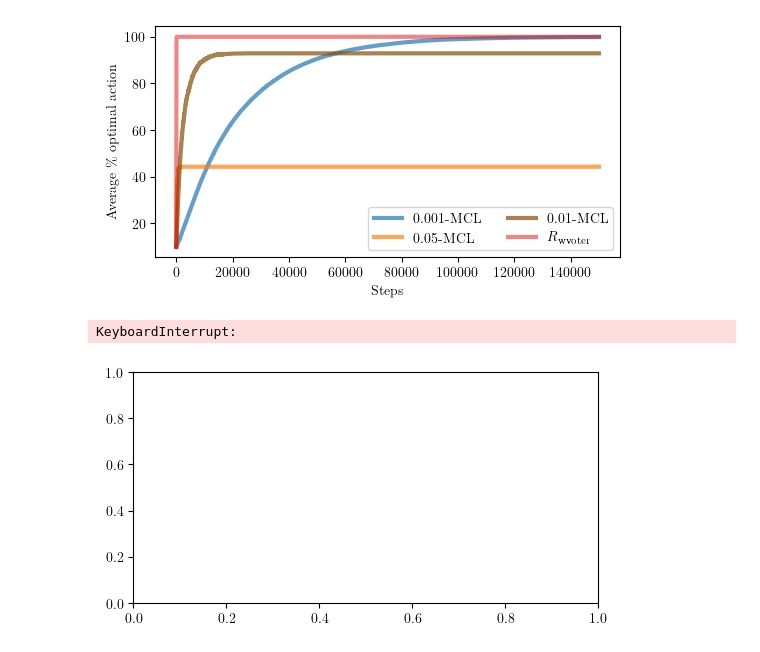
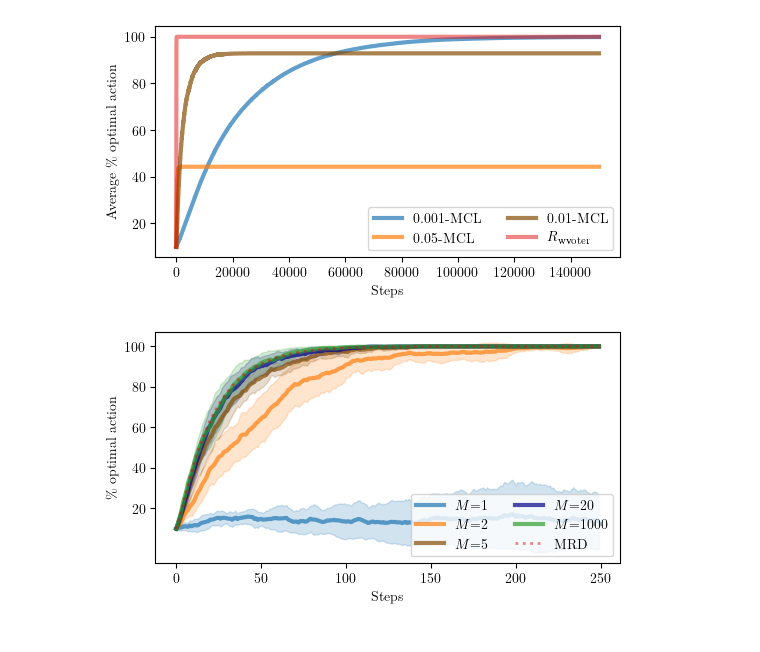
Before and after one commit to MISTLab/HiveMindRL, a Jupyter notebook: src/plots.ipynb, the cells around one changed output. Drawn from its saved outputs; the diff is of its cells as text; code cells hidden in the pictures.

```diff
--- a/src/plots.ipynb
+++ b/src/plots.ipynb
@@ -89,9 +89,9 @@ plt.savefig(f"MCL_with_many_alphas.pdf", bbox_inches="tight", dpi=900)
 # %% [output]
 [figure]
 # %%
-nei_sizes = [2, 10, 20, 1000]
+nei_sizes = [1, 2, 5, 20, 1000]
 # population_sizes = [10, 1000]
-seeds = 1000
+seeds = 10
 steps = 250
 name = "evenly spaced"
 bandit = BanditLinear(name=name)
@@ -127,32 +127,31 @@ for nei_size in nei_sizes:
         label=r"$M$" + f"={nei_size}",
         color=colors[i],
         alpha=0.7,
         linewidth=3,
     )
 
     i += 1
 
 mean_rewards_mrd, optimal_action_mrd = replicator_dynamic(
     delta=1, bandit=bandit, steps=steps, trd=False
 )
 
 ax.plot(
     range(steps),
     optimal_action_mrd * 100,
     label=r"MRD",
     color=colors[-1],
     linestyle="dotted",
     linewidth=2,
     alpha=0.5,
 )
 
 ax.set_ylabel(r"$\%$ optimal action", fontsize=10)
 ax.set_xlabel("Steps", fontsize=10)
 ax.set_yticks([i for i in np.arange(20, 120, 20)])
 ax.set_yticklabels([f"{i}" for i in np.arange(20, 120, 20)], fontsize=10)
 # ax.set_xscale("log")
 ax.legend(loc="lower right", fontsize=10, ncols=2)
 plt.savefig(f"wvr_with_many_nei_sizes.pdf", bbox_inches="tight", dpi=900)
 # %% [output]
-KeyboardInterrupt:
-[figure, old version]
+[figure, new version]
```
Also changed, not shown: 3 other files.
